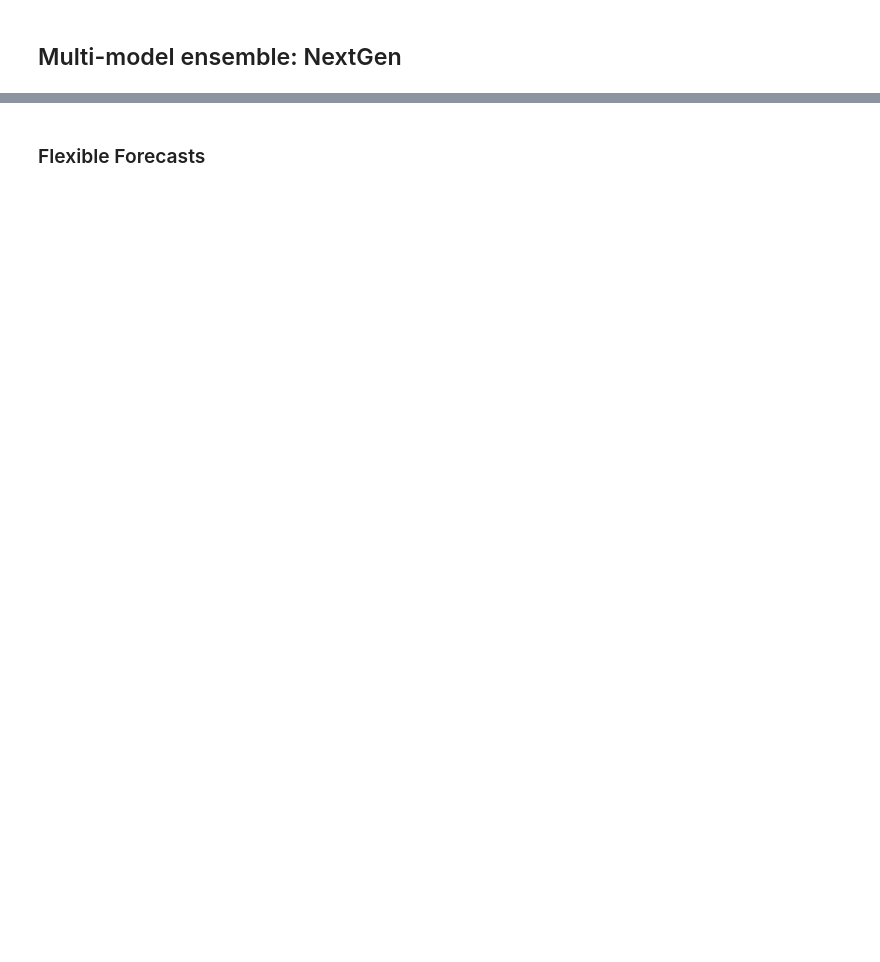
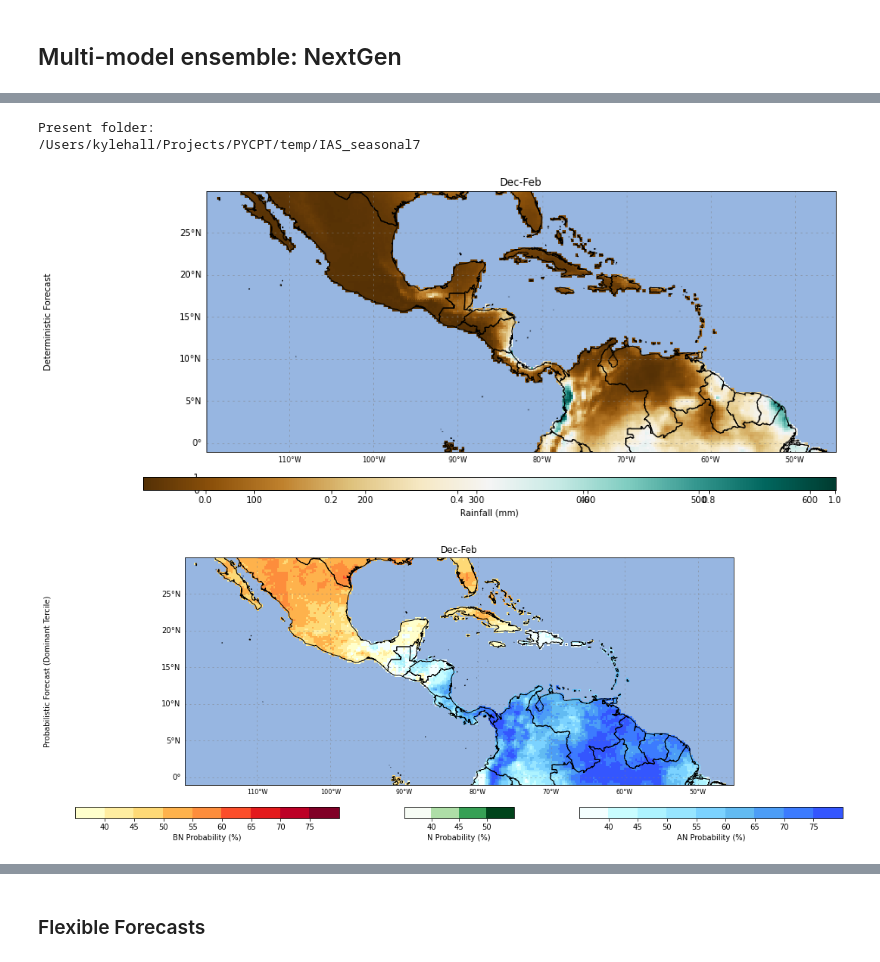
Before and after one commit to ssilje/iri-pycpt, a Jupyter notebook: PyCPT_seav1.9.ipynb, the cells around one changed output, grey strips where cells are left out. Saved outputs shown, nothing was run; the diff lists cells and outputs as text; code cells hidden in the pictures; blank space fills up the shorter version.

```diff
--- a/PyCPT_seav1.9.ipynb
+++ b/PyCPT_seav1.9.ipynb
@@ -238,7 +241,7 @@ for model in models:
         print("New folder:")
         %cd $workdir/scripts
 
-        CPTscript(model,PREDICTAND, mon,monf, fyr, tini,tend,nla1,sla1,wlo1,elo1,nla2,sla2,wlo2,elo2,fprefix,mpref,tar,ntrain,MOS,station)
+        CPTscript(model,PREDICTAND, mon,monf, fyr, tini,tend,nla1,sla1,wlo1,elo1,nla2,sla2,wlo2,elo2,fprefix,mpref,tar,ntrain,MOS,station, xmodes_min, xmodes_max, ymodes_min, ymodes_max, ccamodes_min, ccamodes_max)
 
         print('Executing CPT for \033[1m'+model+'\033[0;0m. Target: \033[1m'+tar+'\033[0;0m - Initialization \033[1m'+mon+'\033[0;0m...')
         try:
@@ -378,7 +381,7 @@ for mo in range(len(mons)):
     %cd $workdir/scripts
 
     #We run CPT with a NoMOS configuration, BUT producing a MOS=mpref (e.g., CCA) file!
-    CPTscript(model,PREDICTAND, mon,monf, fyr, tini,tend,nla1,sla1,wlo1,elo1,nla2,sla2,wlo2,elo2,fprefix,mpref,tar,ntrain,MOS,station)
+    CPTscript(model,PREDICTAND, mon,monf, fyr, tini,tend,nla1,sla1,wlo1,elo1,nla2,sla2,wlo2,elo2,fprefix,mpref,tar,ntrain,MOS,station, xmodes_min, xmodes_max, ymodes_min, ymodes_max, ccamodes_min, ccamodes_max)
 
     print('Executing CPT for \033[1m'+model+'\033[0;0m. Target: \033[1m'+tar+'\033[0;0m - Initialization: \033[1m'+mon+'\033[0;0m...')
     try:
@@ -457,3 +459,13 @@ RocBelow
+# %%
+print("Present folder:")
+%cd $workdir
+plt_ng_deterministic(models,PREDICTAND,wlo2,elo2,sla2,nla2,fprefix,mpref,tgts, mon, fyr, use_ocean)
+plt_ng_probabilistic(models,PREDICTAND,wlo2,elo2,sla2,nla2,fprefix,mpref,tgts, mon, fyr, use_ocean)
+# %% [output]
+Present folder:
+/Users/kylehall/Projects/PYCPT/temp/IAS_seasonal7
+[figure, added]
+[figure, added]
 # %%
 print("Present folder:")
 %cd $workdir/output
```
Also changed, not shown: parts of 14 cells of this notebook, 1 other file.
